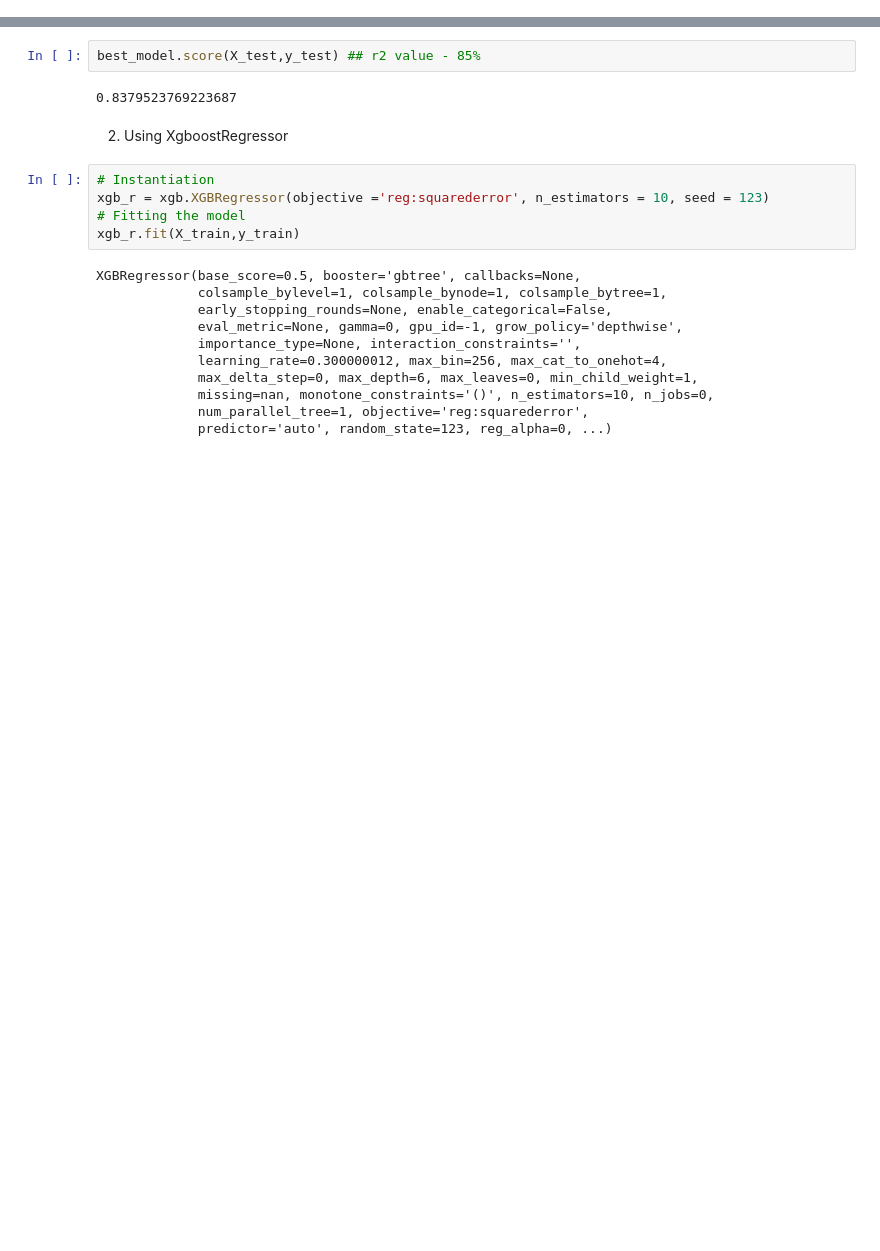
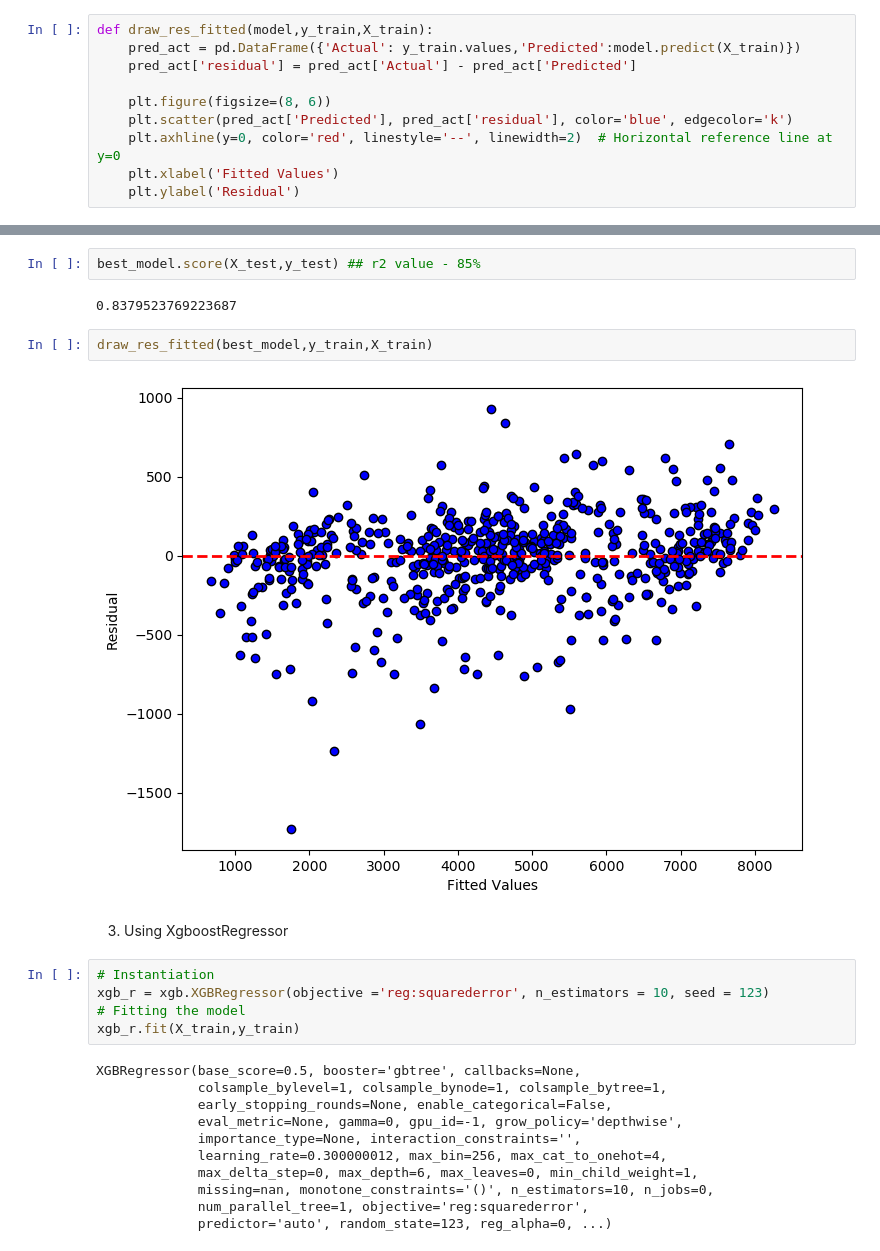
Before and after one commit to poojamahajan0712/Data-Science-Portfolio, a Jupyter notebook: Regression/Regression.ipynb, the cells around one changed output, grey strips where cells are left out. Saved outputs shown, nothing was run; the diff lists cells and outputs as text; blank space fills up the shorter version.

```diff
--- a/Regression/Regression.ipynb
+++ b/Regression/Regression.ipynb
@@ -378,6 +378,16 @@ def draw_res(model,y_train,X_train):
     pred_act = pd.DataFrame({'Actual': y_train.values,'Predicted':model.predict(X_train)})
     pred_act['residual'] = pred_act['Actual'] - pred_act['Predicted']
     pred_act['residual'].hist()
+# %%
+def draw_res_fitted(model,y_train,X_train):
+    pred_act = pd.DataFrame({'Actual': y_train.values,'Predicted':model.predict(X_train)})
+    pred_act['residual'] = pred_act['Actual'] - pred_act['Predicted']
+
+    plt.figure(figsize=(8, 6))
+    plt.scatter(pred_act['Predicted'], pred_act['residual'], color='blue', edgecolor='k')
+    plt.axhline(y=0, color='red', linestyle='--', linewidth=2)  # Horizontal reference line at y=0
+    plt.xlabel('Fitted Values')
+    plt.ylabel('Residual')
 # %% [markdown]
 Linear Regression
 # %%
@@ -524,8 +542,12 @@ plt.plot([min(y_train), max(y_train)], [min(y_train), max(y_train)], 'r--', lw=2
 best_model.score(X_test,y_test) ## r2 value - 85%
 # %% [output]
 0.8379523769223687
+# %%
+draw_res_fitted(best_model,y_train,X_train)
+# %% [output]
+[figure, added]
 # %% [markdown]
-2. Using XgboostRegressor
+3. Using XgboostRegressor
 # %%
 # Instantiation
 xgb_r = xgb.XGBRegressor(objective ='reg:squarederror', n_estimators = 10, seed = 123)
```
Also changed, not shown: parts of 10 cells of this notebook.
